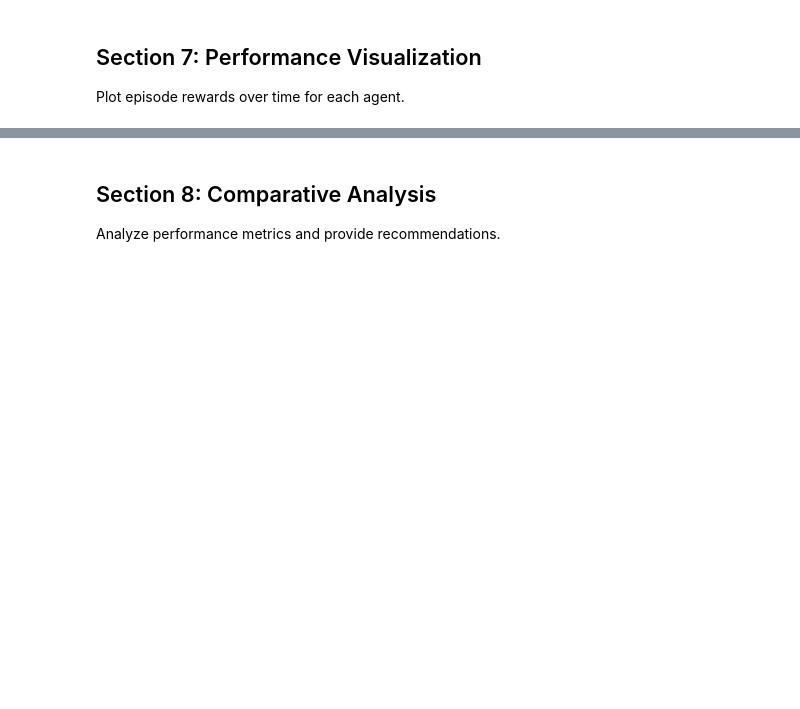
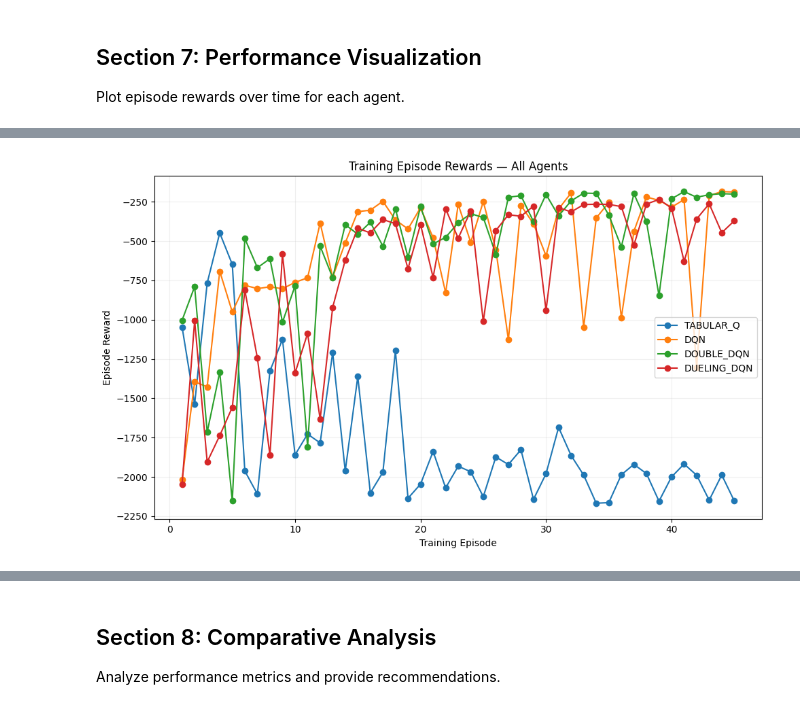
Before and after one commit to hdmGOAT/traffic-rl, a Jupyter notebook: notebooks/agent_comparison.ipynb, the cells around one changed output, grey strips where cells are left out. Drawn from its saved outputs; the diff is of its cells as text; code cells hidden in the pictures; blank space fills up the shorter version.

```diff
--- a/notebooks/agent_comparison.ipynb
+++ b/notebooks/agent_comparison.ipynb
@@ -503 +550,100 @@ print("Saved: outputs/agent_comparison/episode_rewards.png")
 Saved: outputs/agent_comparison/episode_rewards.png
+# %%
+# Additional visualizations: combined agent plots and summary figures
+import matplotlib.pyplot as plt
+import seaborn as sns
+from pathlib import Path
+
+results_path = REPO_ROOT / 'outputs' / 'agent_comparison' / 'benchmark_results.json'
+if not results_path.exists():
+    raise FileNotFoundError(f'Benchmark results not found: {results_path}')
+
+with open(results_path, 'r') as fh:
+    br = json.load(fh)
+
+output_dir = REPO_ROOT / 'outputs' / 'agent_comparison'
+output_dir.mkdir(parents=True, exist_ok=True)
+
+# 1) Combined training reward curves (agents overlaid)
+plt.figure(figsize=(10,6))
+for agent, data in br.items():
+    rewards = data['training'].get('episode_rewards', [])
+    if len(rewards) == 0:
+        continue
+    episodes = list(range(1, len(rewards)+1))
+    plt.plot(episodes, rewards, marker='o', linestyle='-', label=agent.upper())
+
+plt.xlabel('Training Episode')
+plt.ylabel('Episode Reward')
+plt.title('Training Episode Rewards — All Agents')
+plt.grid(alpha=0.2)
+plt.legend()
+plt.tight_layout()
+combined_rewards_path = output_dir / 'combined_training_rewards.png'
+plt.savefig(combined_rewards_path, dpi=150)
+plt.show()
+print(f'Saved: {combined_rewards_path}')
+
+# 2) Boxplot of test episode rewards (per-agent distribution)
+all_test_rewards = []
+for agent, data in br.items():
+    test_eps = data['evaluation']['test'].get('episode_rewards', [])
+    for r in test_eps:
+        all_test_rewards.append({'agent': agent.upper(), 'reward': r})
+
+if len(all_test_rewards) > 0:
+    df_rewards = pd.DataFrame(all_test_rewards)
+    plt.figure(figsize=(8,5))
+    sns.boxplot(x='agent', y='reward', data=df_rewards)
+    plt.title('Test Episode Reward Distribution by Agent')
+    plt.ylabel('Episode Reward')
+    plt.xlabel('Agent')
+    plt.tight_layout()
+    boxplot_path = output_dir / 'test_reward_boxplot.png'
+    plt.savefig(boxplot_path, dpi=150)
+    plt.show()
+    print(f'Saved: {boxplot_path}')
+
+# 3) Scatter: average reward vs average travel time (test split)
+scatter_rows = []
+for agent, data in br.items():
+    test = data['evaluation']['test']
+    scatter_rows.append({
+        'agent': agent.upper(),
+        'avg_reward': test.get('average_reward', float('nan')),
+        'avg_travel_time': test.get('average_travel_time', float('nan')),
+        'avg_queue': test.get('average_queue', float('nan')),
+    })
+
+if scatter_rows:
+    df_scatter = pd.DataFrame(scatter_rows)
+    plt.figure(figsize=(7,6))
+    sns.scatterplot(data=df_scatter, x='avg_travel_time', y='avg_reward', hue='agent', s=120)
+    for _, r in df_scatter.iterrows():
+        plt.text(r['avg_travel_time'], r['avg_reward'], r['agent'], fontsize=9, va='bottom', ha='right')
+    plt.xlabel('Test Avg Travel Time (s)')
+    plt.ylabel('Test Avg Reward')
+    plt.title('Average Reward vs Travel Time (Test)')
+    plt.grid(alpha=0.2)
+    plt.tight_layout()
+    scatter_path = output_dir / 'reward_vs_travel_time.png'
+    plt.savefig(scatter_path, dpi=150)
+    plt.show()
+    print(f'Saved: {scatter_path}')
+
+# 4) Bar chart: test avg queue per agent
+if scatter_rows:
+    plt.figure(figsize=(7,4))
+    sns.barplot(data=df_scatter.sort_values('avg_queue'), x='agent', y='avg_queue', palette='muted')
+    plt.ylabel('Test Avg Queue')
+    plt.xlabel('Agent')
+    plt.title('Average Queue by Agent (Test)')
+    plt.tight_layout()
+    queue_path = output_dir / 'avg_queue_by_agent.png'
+    plt.savefig(queue_path, dpi=150)
+    plt.show()
+    print(f'Saved: {queue_path}')
+
+print('\nAll additional figures generated.')
+# %% [output]
+[figure, added]
```
Also changed, not shown: parts of 6 cells of this notebook, 1 other file.
